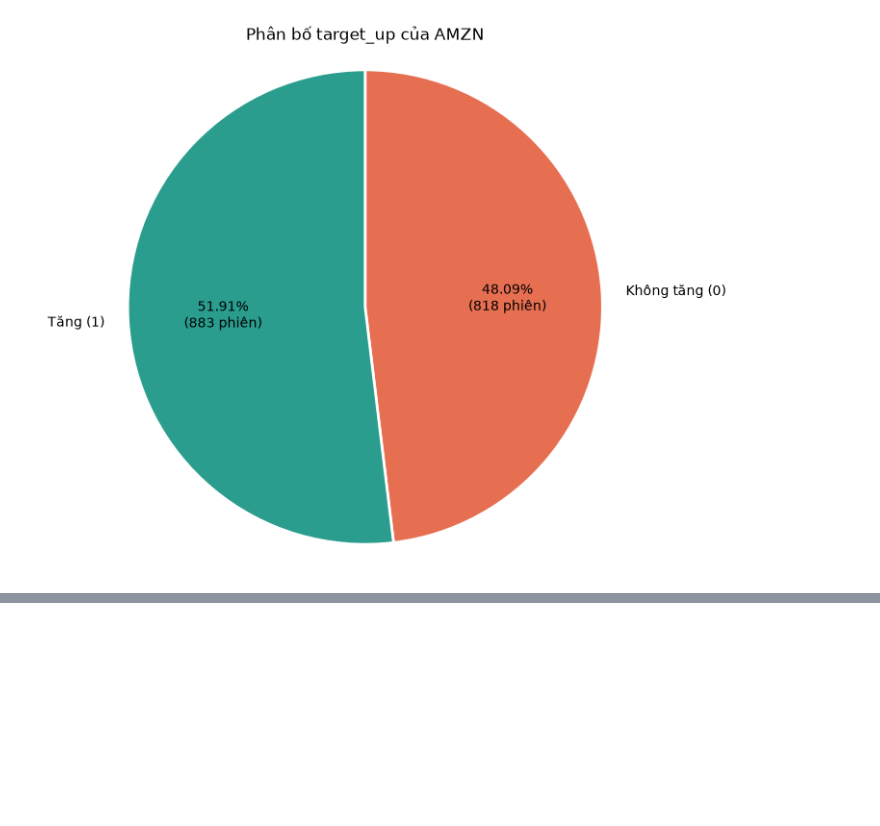
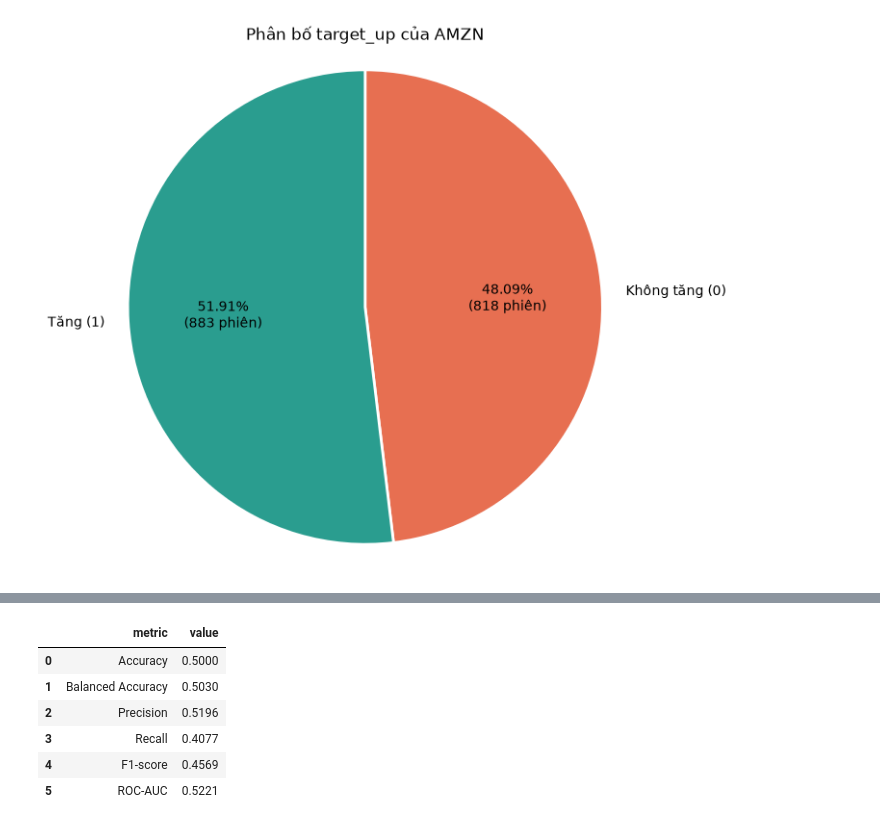
Before and after one commit to formerchild05/INT3234E_1, a Jupyter notebook: module/les3/asg/asignment3.ipynb, the cells around one changed output, grey strips where cells are left out. Saved outputs shown, nothing was run; the diff lists cells and outputs as text; code cells hidden in the pictures; blank space fills up the shorter version.

```diff
--- a/module/les3/asg/asignment3.ipynb
+++ b/module/les3/asg/asignment3.ipynb
@@ -598,0 +747,51 @@ plt.show()
+# %%
+baseline_metrics = pd.DataFrame({
+    'metric': [
+        'Accuracy',
+        'Balanced Accuracy',
+        'Precision',
+        'Recall',
+        'F1-score',
+        'ROC-AUC'
+    ],
+    'value': [
+        accuracy_score(y_validation, y_validation_pred),
+        balanced_accuracy_score(
+            y_validation,
+            y_validation_pred
+        ),
+        precision_score(
+            y_validation,
+            y_validation_pred,
+            zero_division=0
+        ),
+        recall_score(
+            y_validation,
+            y_validation_pred,
+            zero_division=0
+        ),
+        f1_score(
+            y_validation,
+            y_validation_pred,
+            zero_division=0
+        ),
+        roc_auc_score(
+            y_validation,
+            y_validation_prob
+        )
+    ]
+})
+
+display(
+    baseline_metrics.style.format({
+        'value': '{:.4f}'
+    })
+)
+# %% [output]
+|  | metric | value |
+| 0 | Accuracy | 0.5000 |
+| 1 | Balanced Accuracy | 0.5030 |
+| 2 | Precision | 0.5196 |
+| 3 | Recall | 0.4077 |
+| 4 | F1-score | 0.4569 |
+| 5 | ROC-AUC | 0.5221 |
```
Also changed, not shown: parts of 11 cells of this notebook, 2 other files.
